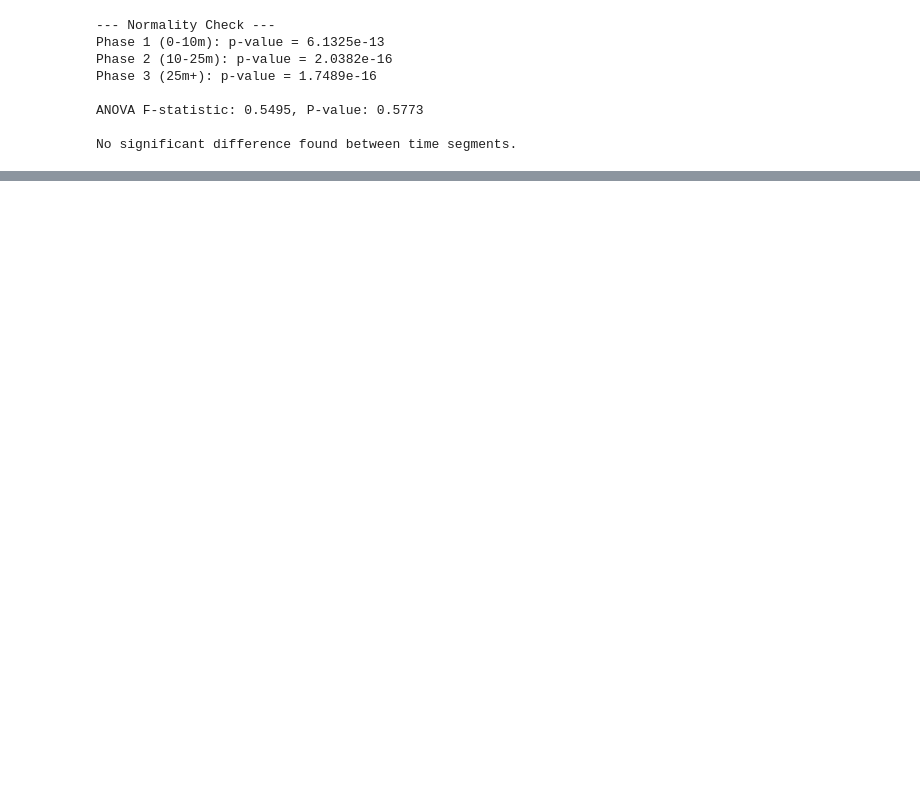
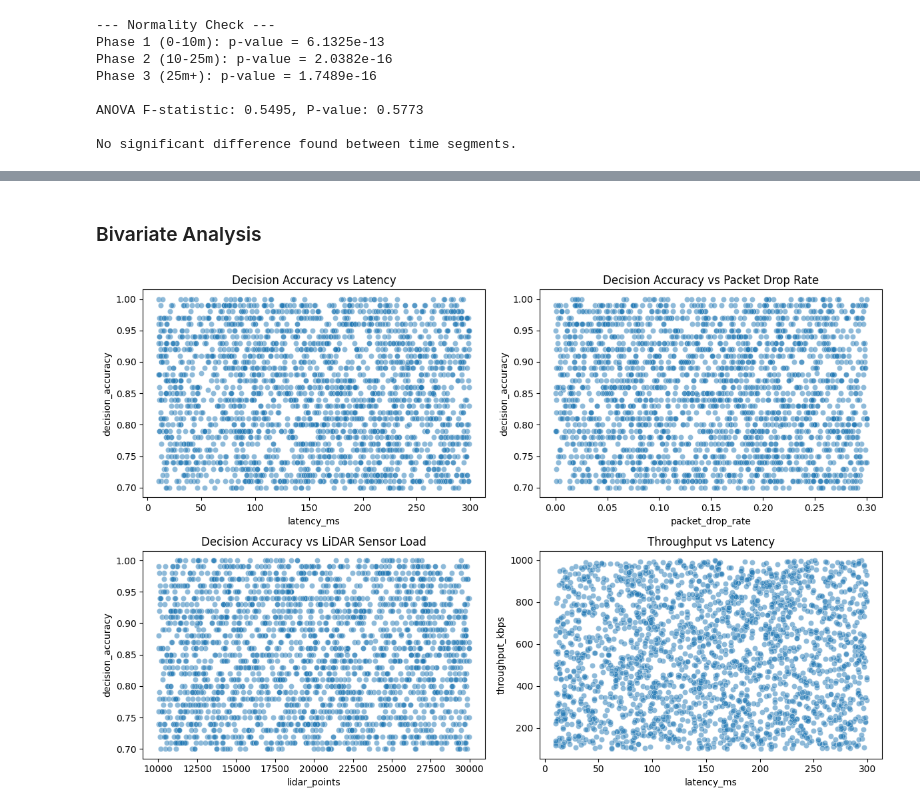
Before and after one commit to WarlockZul/Data-Analytics-Assignment-1, a Jupyter notebook: Jupyter Notebook Finalized.ipynb, the cells around one changed output, grey strips where cells are left out. Saved outputs shown, nothing was run; the diff lists cells and outputs as text; code cells hidden in the pictures; blank space fills up the shorter version.

```diff
--- a/Jupyter Notebook Finalized.ipynb
+++ b/Jupyter Notebook Finalized.ipynb
@@ -585,0 +594,33 @@ No significant difference found between time segments.
+# %% [markdown]
+### Bivariate Analysis
+# %%
+fig, axes = plt.subplots(2, 2, figsize=(12, 8))
+
+sns.scatterplot(
+    data=df, x="latency_ms", y="decision_accuracy",
+    alpha=0.5, ax=axes[0, 0]
+)
+axes[0, 0].set_title("Decision Accuracy vs Latency")
+
+sns.scatterplot(
+    data=df, x="packet_drop_rate", y="decision_accuracy",
+    alpha=0.5, ax=axes[0, 1]
+)
+axes[0, 1].set_title("Decision Accuracy vs Packet Drop Rate")
+
+sns.scatterplot(
+    data=df, x="lidar_points", y="decision_accuracy",
+    alpha=0.5, ax=axes[1, 0]
+)
+axes[1, 0].set_title("Decision Accuracy vs LiDAR Sensor Load")
+
+sns.scatterplot(
+    data=df, x="latency_ms", y="throughput_kbps",
+    alpha=0.5, ax=axes[1, 1]
+)
+axes[1, 1].set_title("Throughput vs Latency")
+
+plt.tight_layout()
+plt.show()
+# %% [output]
+[figure, added]
```
Also changed, not shown: parts of 30 cells of this notebook.
